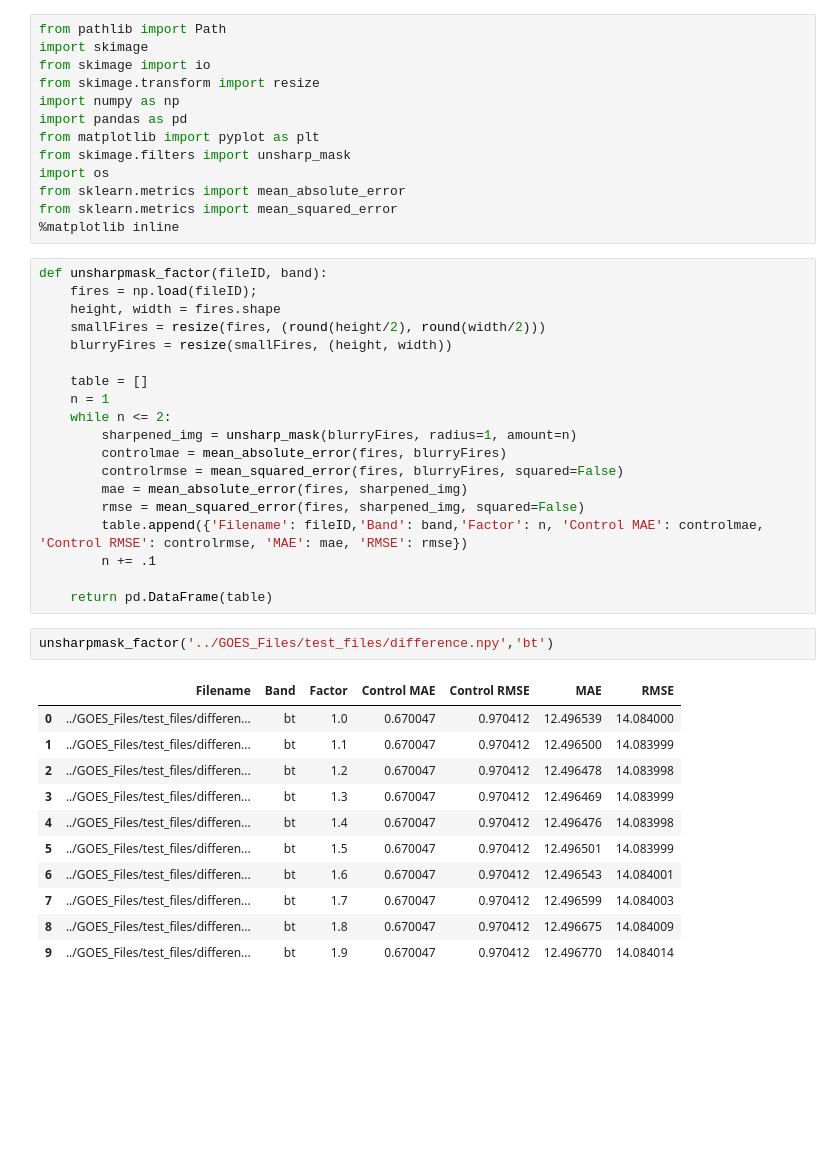
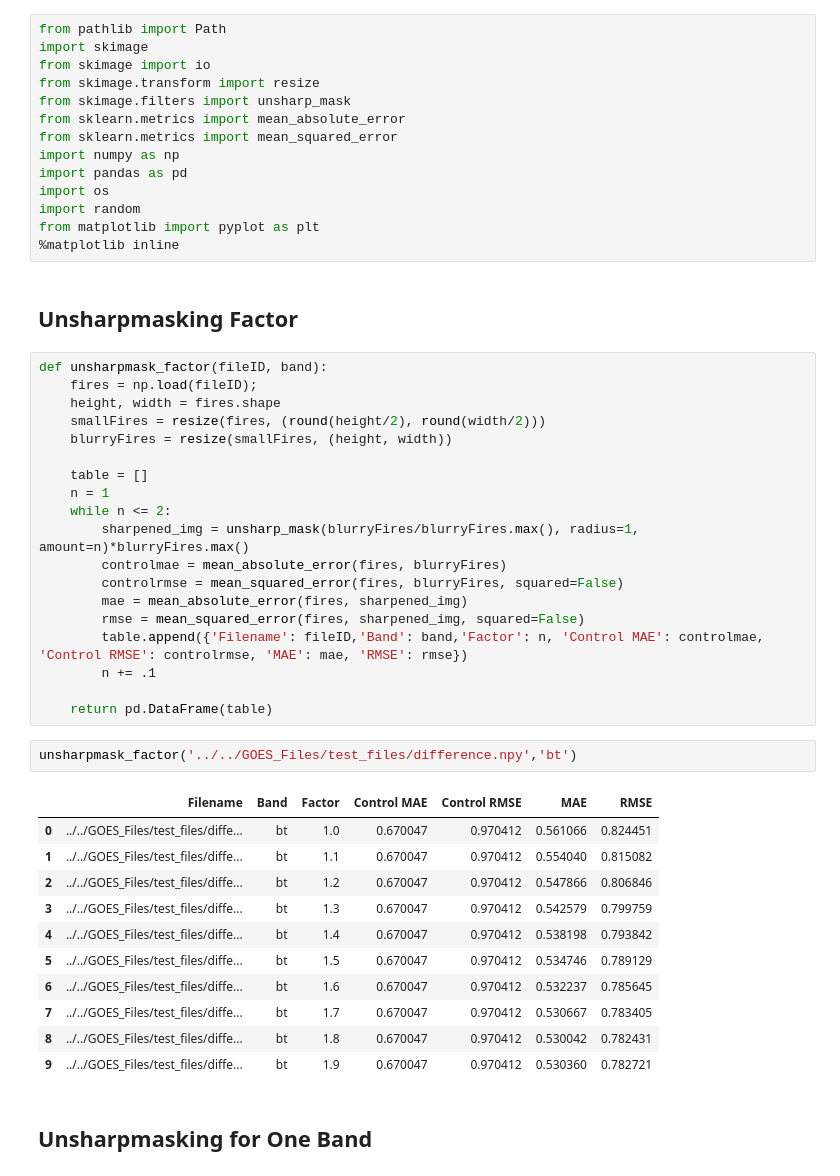
Before and after one commit to ccny-glasslab/Fires, a Jupyter notebook: Image Sharpening/bt_image_sharpening_unsharpmask.ipynb, the cells around one changed output. Drawn from its saved outputs; the diff is of its cells as text; blank space fills up the shorter version.

Commit message:
unsharpmask npy files

```diff
--- a/Image Sharpening/bt_image_sharpening_unsharpmask.ipynb
+++ b/Image Sharpening/bt_image_sharpening_unsharpmask.ipynb
@@ -3,14 +3,17 @@ from pathlib import Path
 import skimage
 from skimage import io
 from skimage.transform import resize
+from skimage.filters import unsharp_mask
+from sklearn.metrics import mean_absolute_error
+from sklearn.metrics import mean_squared_error
 import numpy as np
 import pandas as pd
+import os
+import random
 from matplotlib import pyplot as plt
-from skimage.filters import unsharp_mask
-import os
-from sklearn.metrics import mean_absolute_error
-from sklearn.metrics import mean_squared_error
 %matplotlib inline
+# %% [markdown]
+## Unsharpmasking Factor
 # %%
 def unsharpmask_factor(fileID, band):
     fires = np.load(fileID);
@@ -21,7 +24,7 @@ def unsharpmask_factor(fileID, band):
     table = []
     n = 1
     while n <= 2:
-        sharpened_img = unsharp_mask(blurryFires, radius=1, amount=n)
+        sharpened_img = unsharp_mask(blurryFires/blurryFires.max(), radius=1, amount=n)*blurryFires.max()
         controlmae = mean_absolute_error(fires, blurryFires)
         controlrmse = mean_squared_error(fires, blurryFires, squared=False)
         mae = mean_absolute_error(fires, sharpened_img)
@@ -31,19 +34,21 @@ def unsharpmask_factor(fileID, band):
 
     return pd.DataFrame(table)
 # %%
-unsharpmask_factor('../GOES_Files/test_files/difference.npy','bt')
+unsharpmask_factor('../../GOES_Files/test_files/difference.npy','bt')
 # %% [output]
 |  | Filename | Band | Factor | Control MAE | Control RMSE | MAE | RMSE |
-| 0 | ../GOES_Files/test_files/differen... | bt | 1.0 | 0.670047 | 0.970412 | 12.496539 | 14.084000 |
-| 1 | ../GOES_Files/test_files/differen... | bt | 1.1 | 0.670047 | 0.970412 | 12.496500 | 14.083999 |
-| 2 | ../GOES_Files/test_files/differen... | bt | 1.2 | 0.670047 | 0.970412 | 12.496478 | 14.083998 |
-| 3 | ../GOES_Files/test_files/differen... | bt | 1.3 | 0.670047 | 0.970412 | 12.496469 | 14.083999 |
-| 4 | ../GOES_Files/test_files/differen... | bt | 1.4 | 0.670047 | 0.970412 | 12.496476 | 14.083998 |
-| 5 | ../GOES_Files/test_files/differen... | bt | 1.5 | 0.670047 | 0.970412 | 12.496501 | 14.083999 |
-| 6 | ../GOES_Files/test_files/differen... | bt | 1.6 | 0.670047 | 0.970412 | 12.496543 | 14.084001 |
-| 7 | ../GOES_Files/test_files/differen... | bt | 1.7 | 0.670047 | 0.970412 | 12.496599 | 14.084003 |
-| 8 | ../GOES_Files/test_files/differen... | bt | 1.8 | 0.670047 | 0.970412 | 12.496675 | 14.084009 |
-| 9 | ../GOES_Files/test_files/differen... | bt | 1.9 | 0.670047 | 0.970412 | 12.496770 | 14.084014 |
+| 0 | ../../GOES_Files/test_files/diffe... | bt | 1.0 | 0.670047 | 0.970412 | 0.561066 | 0.824451 |
+| 1 | ../../GOES_Files/test_files/diffe... | bt | 1.1 | 0.670047 | 0.970412 | 0.554040 | 0.815082 |
+| 2 | ../../GOES_Files/test_files/diffe... | bt | 1.2 | 0.670047 | 0.970412 | 0.547866 | 0.806846 |
+| 3 | ../../GOES_Files/test_files/diffe... | bt | 1.3 | 0.670047 | 0.970412 | 0.542579 | 0.799759 |
+| 4 | ../../GOES_Files/test_files/diffe... | bt | 1.4 | 0.670047 | 0.970412 | 0.538198 | 0.793842 |
+| 5 | ../../GOES_Files/test_files/diffe... | bt | 1.5 | 0.670047 | 0.970412 | 0.534746 | 0.789129 |
+| 6 | ../../GOES_Files/test_files/diffe... | bt | 1.6 | 0.670047 | 0.970412 | 0.532237 | 0.785645 |
+| 7 | ../../GOES_Files/test_files/diffe... | bt | 1.7 | 0.670047 | 0.970412 | 0.530667 | 0.783405 |
+| 8 | ../../GOES_Files/test_files/diffe... | bt | 1.8 | 0.670047 | 0.970412 | 0.530042 | 0.782431 |
+| 9 | ../../GOES_Files/test_files/diffe... | bt | 1.9 | 0.670047 | 0.970412 | 0.530360 | 0.782721 |
+# %% [markdown]
+## Unsharpmasking for One Band
 # %%
 def unsharpmask_files(path):
     table = []
```
Also changed, not shown: parts of 19 cells of this notebook, 1 other file.
